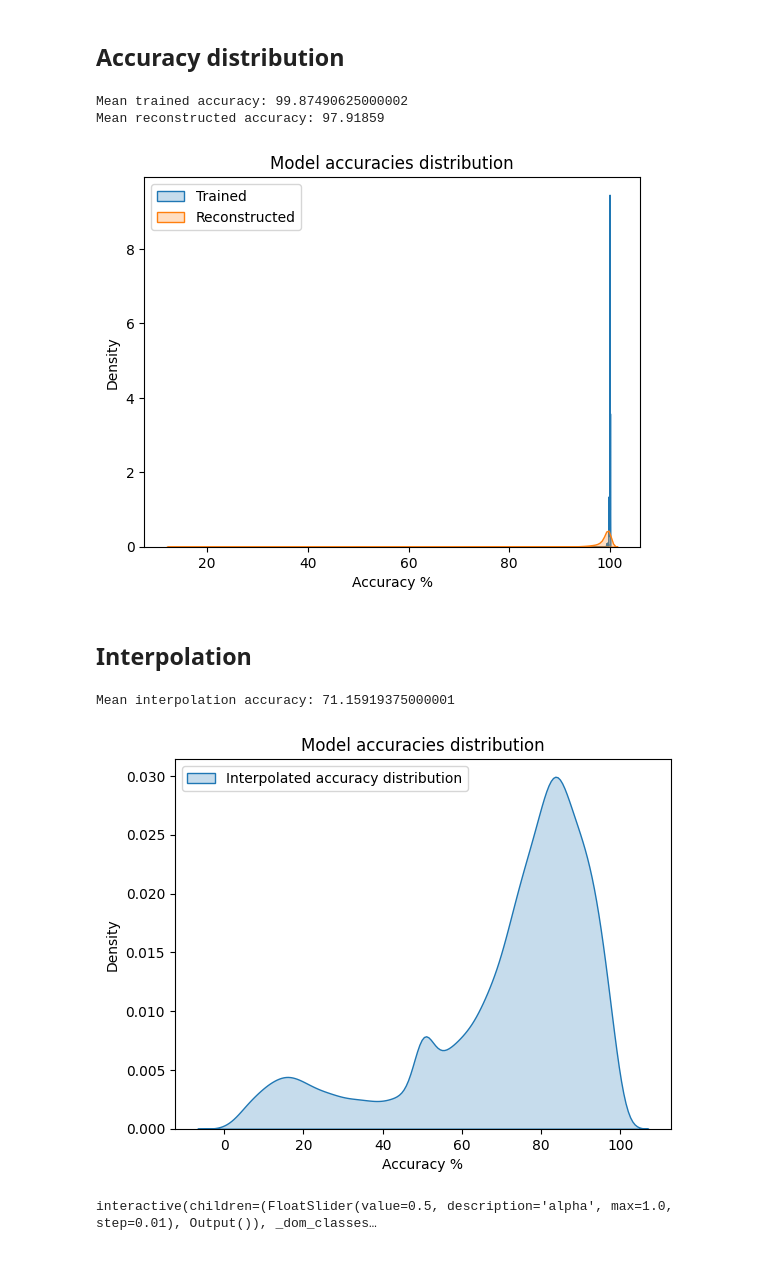
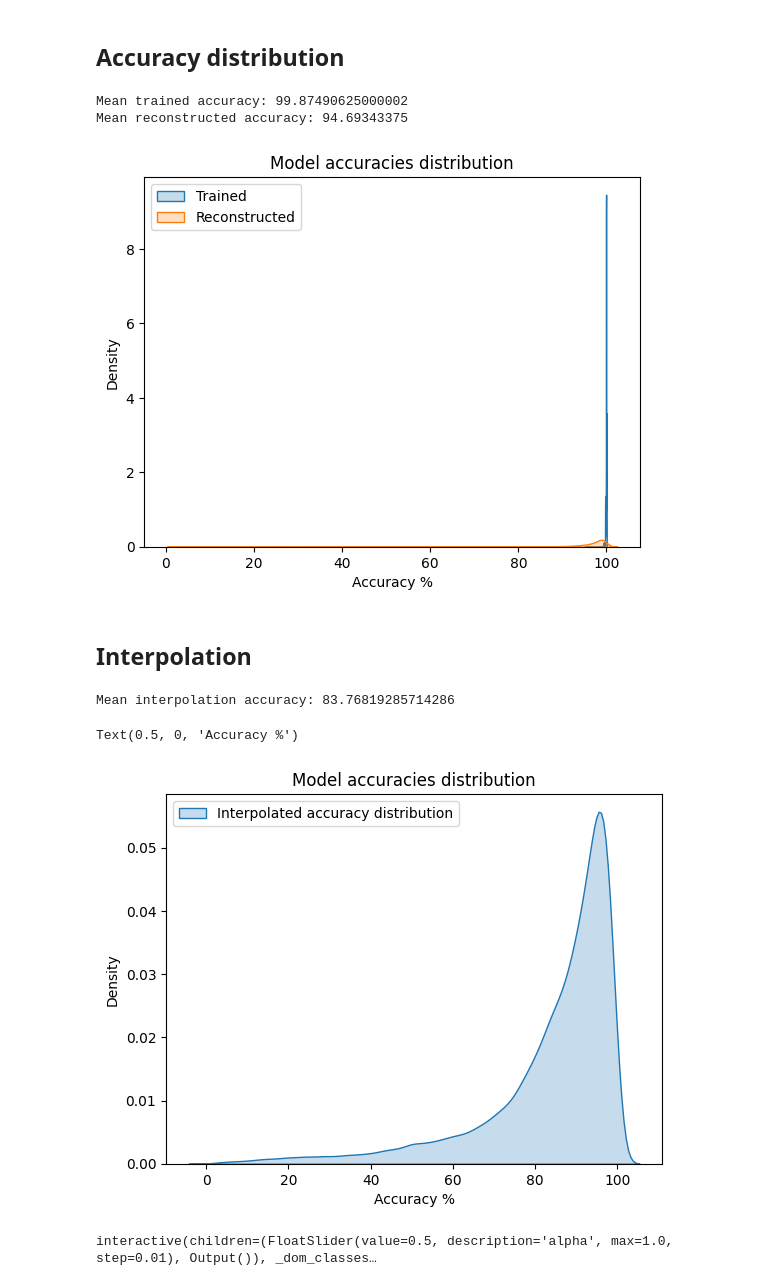
Before and after one commit to IDavron/exploring-neural-networks-weight-space, a Jupyter notebook: notebooks/experiment3.ipynb, the cells around one changed output. Drawn from its saved outputs; the diff is of its cells as text; code cells hidden in the pictures.

Commit message:
Post presentation, 4 models trained and comparison graphs generated

```diff
--- a/notebooks/experiment3.ipynb
+++ b/notebooks/experiment3.ipynb
@@ -67,7 +26,7 @@ random_seed = 42
 torch.manual_seed(random_seed)
 
 # Model
-autoencoder = Autoencoder()
+autoencoder = Autoencoder(16)
 model = DBModel()
 
 autoencoder.to(device)
@@ -132,7 +91,7 @@ from sklearn.decomposition import PCA
 import matplotlib.pyplot as plt
 
 
-autoencoder = Autoencoder()
+autoencoder = Autoencoder(16)
 autoencoder.load_state_dict(torch.load(model_path))
 autoencoder.eval()
 
@@ -165,7 +124,7 @@ plt.show()
 # %%
 from matplotlib import pyplot as plt
-autoencoder = Autoencoder()
-autoencoder.load_state_dict(torch.load(f"{path}/autoencoder_final.pth"))
+autoencoder = Autoencoder(16)
+autoencoder.load_state_dict(torch.load(model_path))
 autoencoder.eval()
 
 reconstruction = []
@@ -188,7 +147,7 @@ plt.show()
 # %% [markdown]
 ## Accuracy distribution
 # %%
-autoencoder = Autoencoder()
+autoencoder = Autoencoder(16)
 autoencoder.load_state_dict(torch.load(model_path))
 autoencoder.eval()
 
@@ -223,14 +182,14 @@ plt.xlabel("Accuracy %")
 plt.show()
 # %% [output]
 Mean trained accuracy: 99.87490625000002
-Mean reconstructed accuracy: 97.91859
+Mean reconstructed accuracy: 94.69343375
-[figure, old version]
+[figure, new version]
 # %% [markdown]
 ## Interpolation
 # %%
-autoencoder = Autoencoder()
-autoencoder.load_state_dict(torch.load(f"{path}/autoencoder_final.pth"))
-model = DBModel(autoencoder, True).eval()
+autoencoder = Autoencoder(16)
+autoencoder.load_state_dict(torch.load(model_path))
+autoencoder.eval()
 
 raw = pd.read_csv("../data/eight_angles_small.csv")
 weights_0 = raw.loc[raw["angle"] == 0].drop(columns=["model_name", "angle"]).astype('float32').to_numpy()
@@ -240,42 +199,50 @@ weights_135 = raw.loc[raw["angle"] == 135].drop(columns=["model_name", "angle"])
 weights_180 = raw.loc[raw["angle"] == 180].drop(columns=["model_name", "angle"]).astype('float32').to_numpy()
 weights_225 = raw.loc[raw["angle"] == 225].drop(columns=["model_name", "angle"]).astype('float32').to_numpy()
 weights_270 = raw.loc[raw["angle"] == 270].drop(columns=["model_name", "angle"]).astype('float32').to_numpy()
 weights_315 = raw.loc[raw["angle"] == 315].drop(columns=["model_name", "angle"]).astype('float32').to_numpy()
 
 weights = [weights_0, weights_45, weights_90, weights_135, weights_180, weights_225, weights_270, weights_315]
 angles = [0, 45, 90, 135, 180, 225, 270, 315]
 
 X, y = get_moons_dataset()
 accuracies = []
-
-for i in tqdm(range(-1, 7)):
+bad_latents = []
+for i in tqdm(range(0, 7)):
     for j in range(10000):
         weight_1 = weights[i][j]
         weight_2 = weights[i+1][j]
         angle_1 = angles[i]
         angle_2 = angles[i+1]
 
         alpha = np.random.uniform(0.4, 0.6)
-        w = (1-alpha)*weight_1 + alpha*weight_2
+
+        latent_1 = autoencoder.encoder(torch.tensor(weight_1).float().unsqueeze(0))
+        latent_2 = autoencoder.encoder(torch.tensor(weight_2).float().unsqueeze(0))
+        latent = (1-alpha)*latent_1 + alpha*latent_2
         angle = (1-alpha)*angle_1 + alpha*angle_2
 
-        w = torch.tensor(w).float().unsqueeze(0)
+        w = autoencoder.decoder(latent).squeeze()
         X_rotated = rotate(X, angle)
-        X_rotated = torch.tensor(X_rotated).float().unsqueeze(0)
-        accuracy = get_accuracy(tester, X_rotated, y, w)
+        X_rotated = torch.tensor(X_rotated).float()
+        accuracy = get_accuracy(w, X_rotated, y)
+        if(accuracy < 0.5):
+            bad_latents.append(latent_1.detach().numpy())
+            bad_latents.append(latent_2.detach().numpy())
+
         accuracies.append(accuracy)
 
 print("Mean interpolation accuracy:", np.mean(accuracies))
 
 sns.kdeplot(accuracies, fill=True, label="Interpolated accuracy distribution")
 
 plt.legend(loc="upper left")
 plt.title("Model accuracies distribution")
 plt.xlabel("Accuracy %")
-plt.show()
+# plt.show()
 # %% [output]
-Mean interpolation accuracy: 71.15919375000001
+Mean interpolation accuracy: 83.76819285714286
+Text(0.5, 0, 'Accuracy %')
-[figure, old version]
+[figure, new version]
 # %%
 autoencoder = Autoencoder()
 autoencoder.load_state_dict(torch.load(model_path))
```
Also changed, not shown: parts of 7 cells of this notebook, 47 other files.
